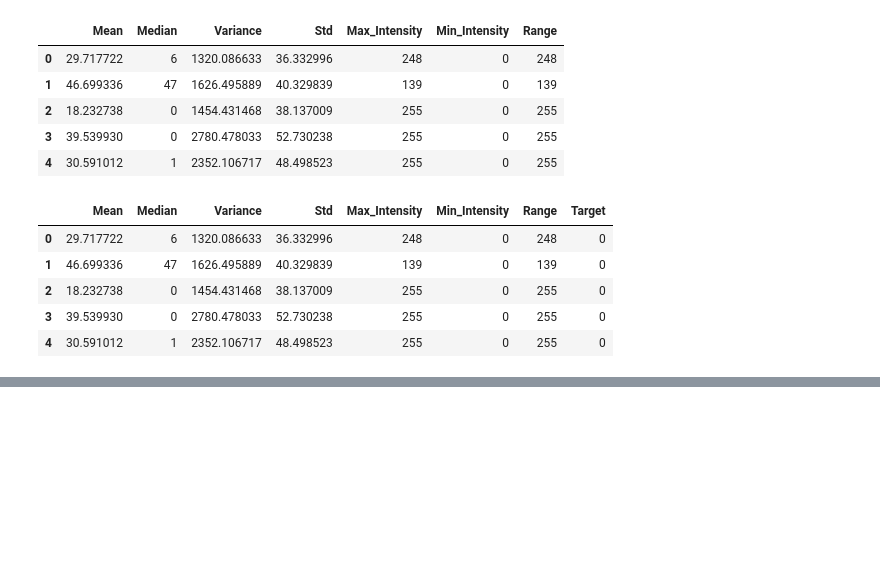
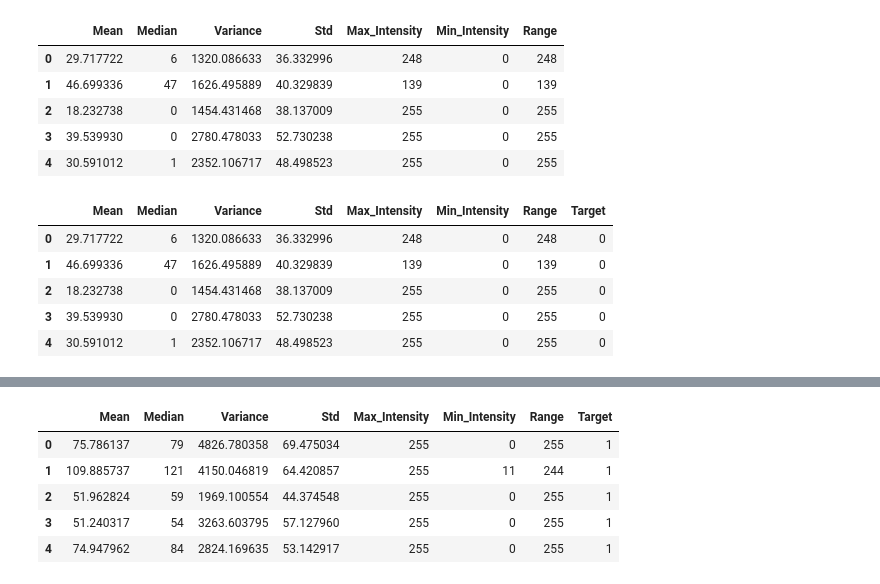
Before and after one commit to arfan64shah/Brain_MRI_Tumor_Detection, a Jupyter notebook: Brain_MRI_for_Tumor_Detection.ipynb, the cells around one changed output, grey strips where cells are left out. Saved outputs shown, nothing was run; the diff lists cells and outputs as text; code cells hidden in the pictures; blank space fills up the shorter version.

Commit message:
Added program to create excel file and then extract features and then addd those features into excel file

```diff
--- a/Brain_MRI_for_Tumor_Detection.ipynb
+++ b/Brain_MRI_for_Tumor_Detection.ipynb
@@ -123,0 +217,4 @@ normal.head()
+# %%
+# read tumor dataset and then add changes
+tumor = pd.read_excel('tumor.xlsx')
+tumor.head()
@@ -123,0 +228,11 @@ normal.head()
+# %%
+# add extra column as target and label it 1
+tumor['Target'] = 1
+tumor.head()
+# %% [output]
+|  | Mean | Median | Variance | Std | Max_Intensity | Min_Intensity | Range | Target |
+| 0 | 75.786137 | 79 | 4826.780358 | 69.475034 | 255 | 0 | 255 | 1 |
+| 1 | 109.885737 | 121 | 4150.046819 | 64.420857 | 255 | 11 | 244 | 1 |
+| 2 | 51.962824 | 59 | 1969.100554 | 44.374548 | 255 | 0 | 255 | 1 |
+| 3 | 51.240317 | 54 | 3263.603795 | 57.127960 | 255 | 0 | 255 | 1 |
+| 4 | 74.947962 | 84 | 2824.169635 | 53.142917 | 255 | 0 | 255 | 1 |
```
Also changed, not shown: parts of 7 cells of this notebook, 3 other files.
